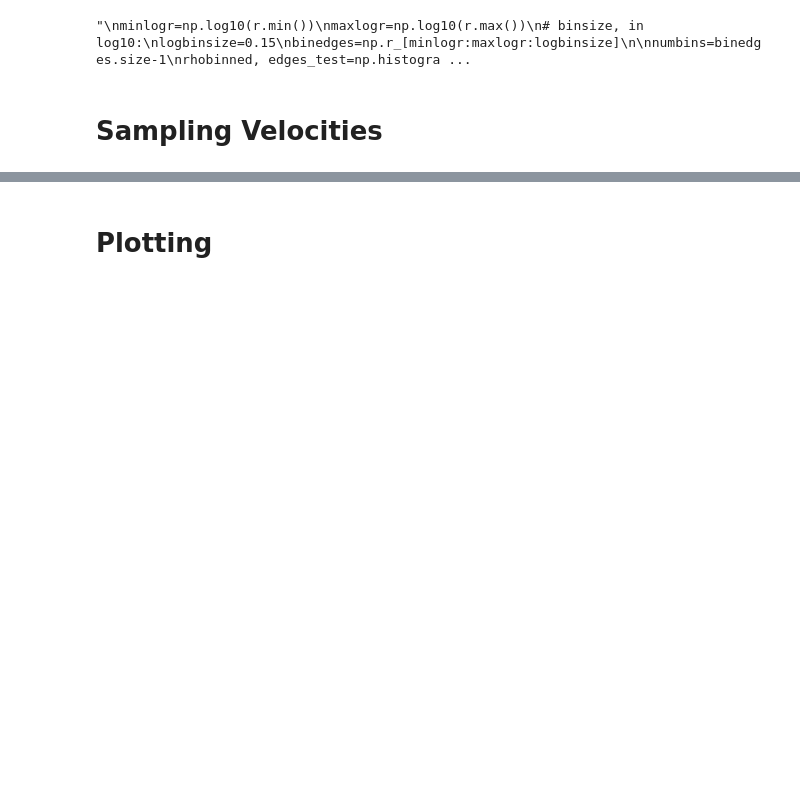
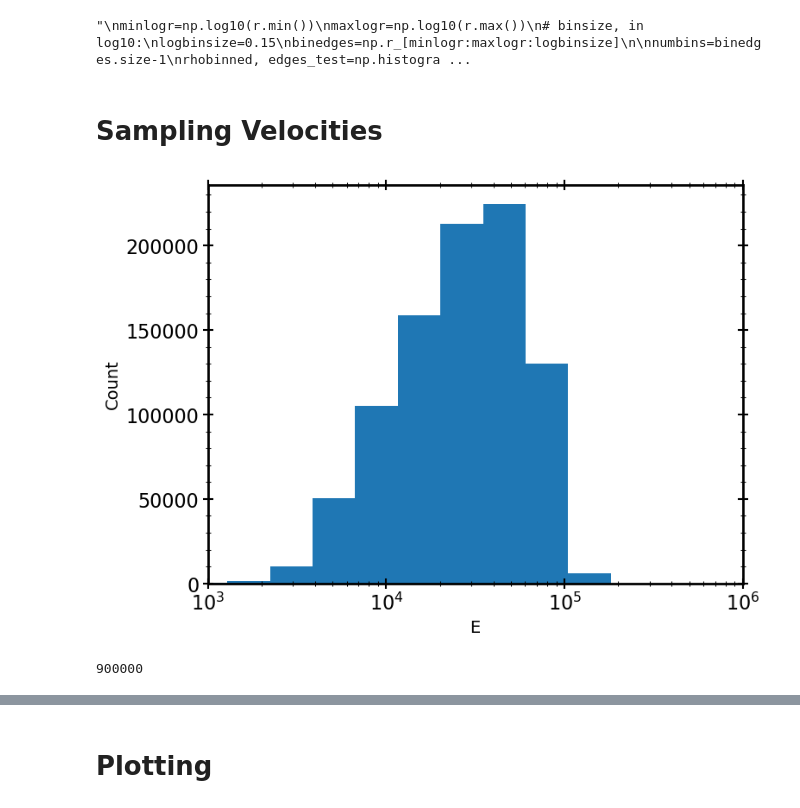
Before and after one commit to carlosajurado/AST384C-Computational-Astrophysics, a Jupyter notebook: HW1.ipynb, the cells around one changed output, grey strips where cells are left out. Drawn from its saved outputs; the diff is of its cells as text; code cells hidden in the pictures; blank space fills up the shorter version.

```diff
--- a/HW1.ipynb
+++ b/HW1.ipynb
@@ -362,0 +455,32 @@ plt.legend(frameon=False)
+# %%
+'''
+accept, counter = 0, 0
+
+while accept != 1:
+    CDF = (2/7)/(7*10**7) * E_arr**(3/2)
+    CDF_sample = np.random.uniform(CDF.min(), CDF.max())
+    E = ((7*10**7)/(2) * CDF_sample)**(2/7)
+
+    val = np.random.uniform(0, bound_func(E))
+    print(val)
+    prob_at_E = distribution_func(G, mtot, a, E) * sqrt_T(G, mtot, r, a, E)
+
+    if val <= prob_at_E:
+        accept += 1
+
+    counter += 1
+'''
+
+binning = np.logspace(0, np.log(max(E_sampled)))
+plt.hist(E_sampled, bins=binning)
+
+plt.xlim(10**3, 10**6)
+plt.xlabel('E')
+plt.ylabel('Count')
+plt.xscale('log')
+# %% [output]
+[figure, added]
+# %%
+print(len(E_sampled))
+# %% [output]
+900000
```
Also changed, not shown: parts of 11 cells of this notebook.
